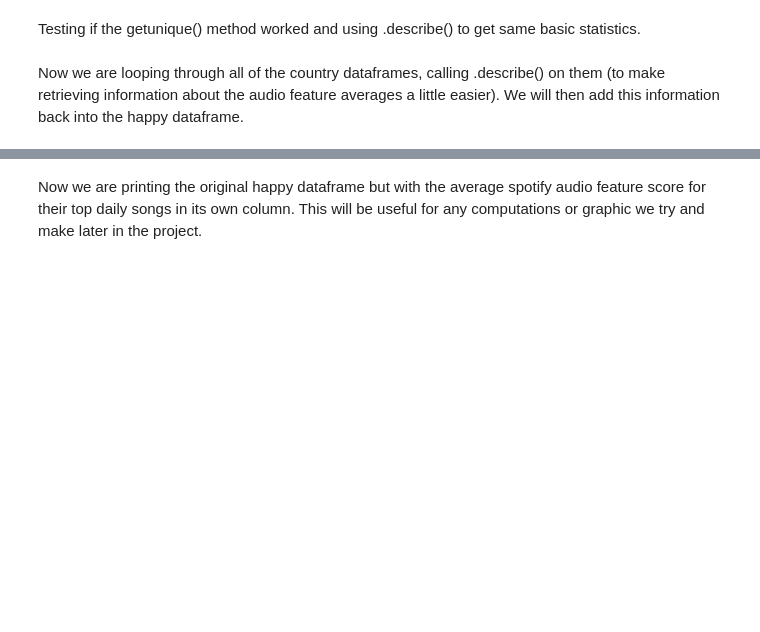
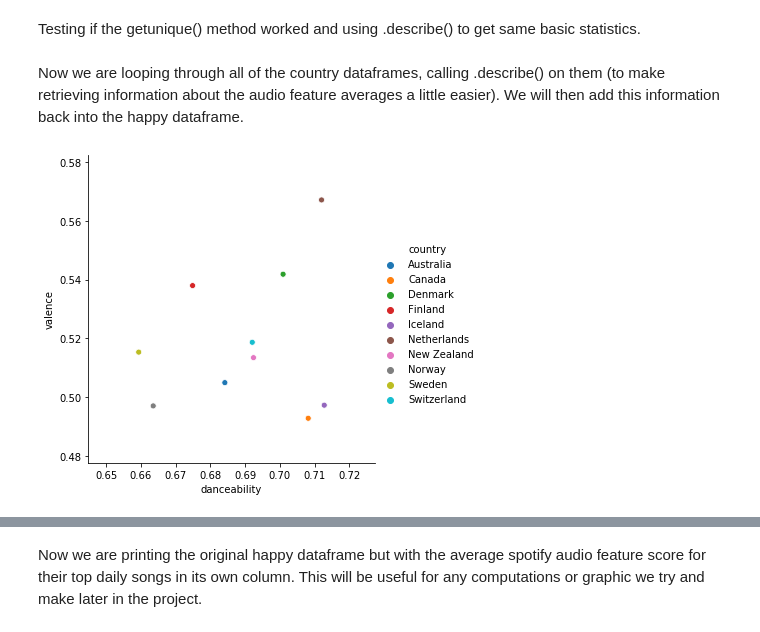
Before and after one commit to Albina-C/INFO-2950-Project, a Jupyter notebook: PROJ 2950.ipynb, the cells around one changed output, grey strips where cells are left out. Saved outputs shown, nothing was run; the diff lists cells and outputs as text; code cells hidden in the pictures; blank space fills up the shorter version.

```diff
--- a/PROJ 2950.ipynb
+++ b/PROJ 2950.ipynb
@@ -916,0 +963,7 @@ Now we are looping through all of the country dataframes, calling .describe() on
+# %%
+topavg=topfinal.groupby('country').mean()
+botavg=botfinal.groupby('country').mean()
+topavg
+scatter=sns.relplot(x='danceability', y='valence', hue=topavg.index, data=topavg)
+# %% [output]
+[figure, added]
```
Also changed, not shown: parts of 28 cells of this notebook.
